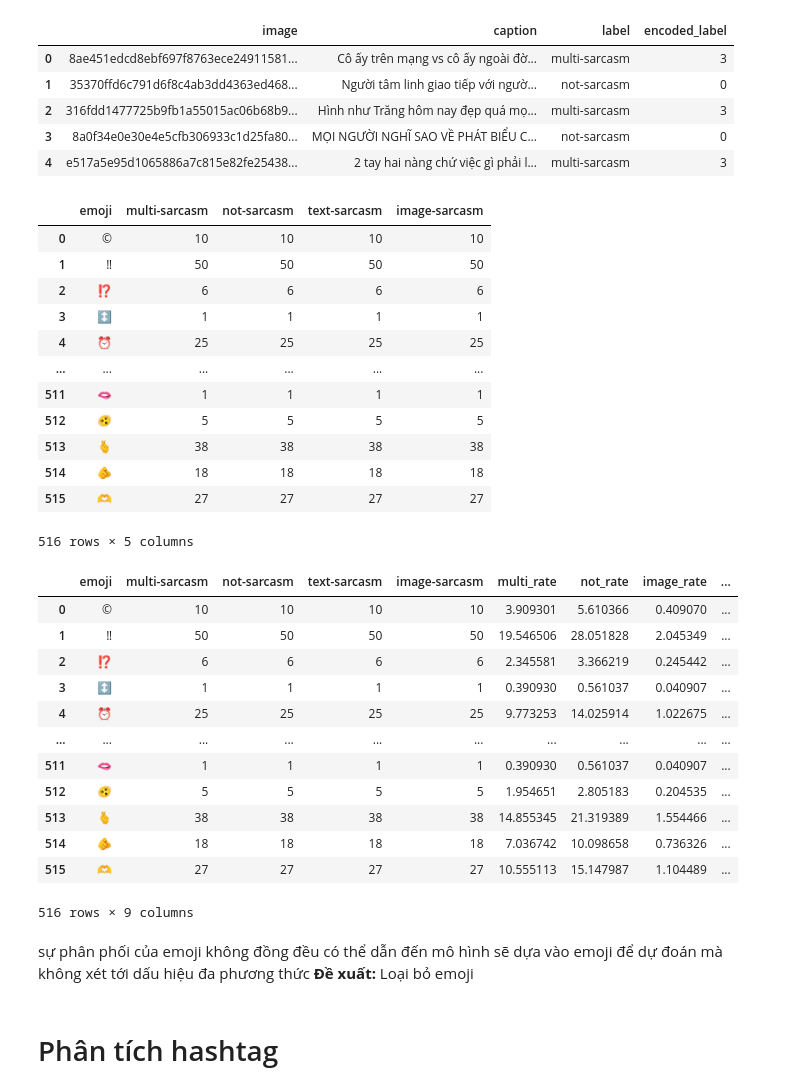
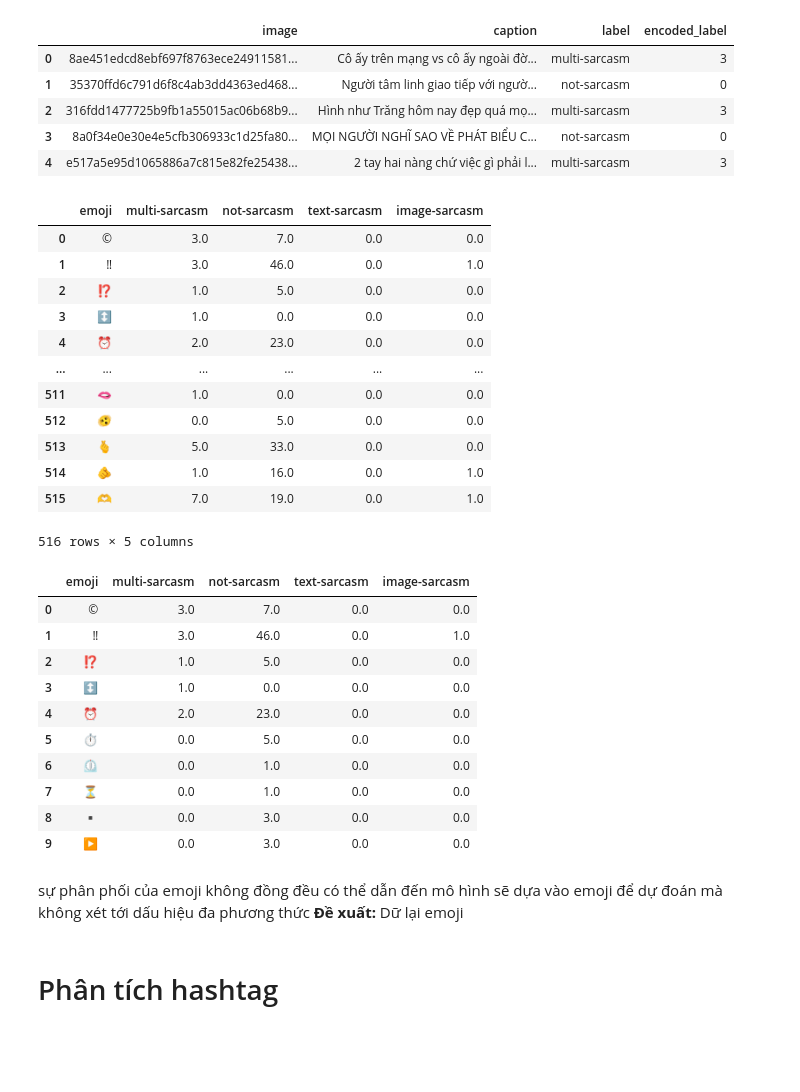
Before and after one commit to tamchamchi/data-science-competition, a Jupyter notebook: notebooks/eda.ipynb, the cells around one changed output. Cells and saved outputs as stored; diff of their text form; code cells hidden in the pictures; blank space fills up the shorter version.

```diff
--- a/notebooks/eda.ipynb
+++ b/notebooks/eda.ipynb
@@ -116,10 +148,10 @@ labels = ['multi-sarcasm', 'not-sarcasm', 'text-sarcasm', 'image-sarcasm']
 # Đếm số lần xuất hiện của mỗi emoji trong từng lớp
 for label in labels:
     # Lọc DataFrame theo label
-    # filtered_df = df[df['label'] == label]
+    filtered_df = df[df['label'] == label]
 
     # Tìm tất cả các emoji trong cột và tách ra thành từng hàng
-    all_emojis = df['caption'].apply(extract_emojis).explode()
+    all_emojis = filtered_df['caption'].apply(extract_emojis).explode()
 
     # Đếm số lần xuất hiện của từng emoji
     emoji_counts = all_emojis.value_counts().reset_index()
@@ -131,17 +163,17 @@ df_emoji = df_emoji.fillna(0)
 df_emoji
 # %% [output]
 |  | emoji | multi-sarcasm | not-sarcasm | text-sarcasm | image-sarcasm |
-| 0 | © | 10 | 10 | 10 | 10 |
-| 1 | ‼ | 50 | 50 | 50 | 50 |
-| 2 | ⁉ | 6 | 6 | 6 | 6 |
-| 3 | ↕ | 1 | 1 | 1 | 1 |
-| 4 | ⏰ | 25 | 25 | 25 | 25 |
+| 0 | © | 3.0 | 7.0 | 0.0 | 0.0 |
+| 1 | ‼ | 3.0 | 46.0 | 0.0 | 1.0 |
+| 2 | ⁉ | 1.0 | 5.0 | 0.0 | 0.0 |
+| 3 | ↕ | 1.0 | 0.0 | 0.0 | 0.0 |
+| 4 | ⏰ | 2.0 | 23.0 | 0.0 | 0.0 |
 | ... | ... | ... | ... | ... | ... |
-| 511 | 🫦 | 1 | 1 | 1 | 1 |
-| 512 | 🫨 | 5 | 5 | 5 | 5 |
-| 513 | 🫰 | 38 | 38 | 38 | 38 |
-| 514 | 🫵 | 18 | 18 | 18 | 18 |
-| 515 | 🫶 | 27 | 27 | 27 | 27 |
+| 511 | 🫦 | 1.0 | 0.0 | 0.0 | 0.0 |
+| 512 | 🫨 | 0.0 | 5.0 | 0.0 | 0.0 |
+| 513 | 🫰 | 5.0 | 33.0 | 0.0 | 0.0 |
+| 514 | 🫵 | 1.0 | 16.0 | 0.0 | 1.0 |
+| 515 | 🫶 | 7.0 | 19.0 | 0.0 | 1.0 |
 516 rows × 5 columns
 # %%
 df_emoji['multi_rate'] = df_emoji['multi-sarcasm'].apply(lambda x : x * 4224/10805)
@@ -149,24 +181,22 @@ df_emoji['not_rate'] = df_emoji['not-sarcasm'].apply(lambda x : x * 6062/10805)
 df_emoji['image_rate'] = df_emoji['image-sarcasm'].apply(lambda x : x * 442/10805)
 df_emoji['text_rate'] = df_emoji['text-sarcasm'].apply(lambda x : x * 77/10805)
 # %%
-df_emoji
+df_emoji.head(10)
 # %% [output]
-|  | emoji | multi-sarcasm | not-sarcasm | text-sarcasm | image-sarcasm | multi_rate | not_rate | image_rate | ... |
-| 0 | © | 10 | 10 | 10 | 10 | 3.909301 | 5.610366 | 0.409070 | ... |
-| 1 | ‼ | 50 | 50 | 50 | 50 | 19.546506 | 28.051828 | 2.045349 | ... |
-| 2 | ⁉ | 6 | 6 | 6 | 6 | 2.345581 | 3.366219 | 0.245442 | ... |
-| 3 | ↕ | 1 | 1 | 1 | 1 | 0.390930 | 0.561037 | 0.040907 | ... |
-| 4 | ⏰ | 25 | 25 | 25 | 25 | 9.773253 | 14.025914 | 1.022675 | ... |
-| ... | ... | ... | ... | ... | ... | ... | ... | ... | ... |
-| 511 | 🫦 | 1 | 1 | 1 | 1 | 0.390930 | 0.561037 | 0.040907 | ... |
-| 512 | 🫨 | 5 | 5 | 5 | 5 | 1.954651 | 2.805183 | 0.204535 | ... |
-| 513 | 🫰 | 38 | 38 | 38 | 38 | 14.855345 | 21.319389 | 1.554466 | ... |
-| 514 | 🫵 | 18 | 18 | 18 | 18 | 7.036742 | 10.098658 | 0.736326 | ... |
-| 515 | 🫶 | 27 | 27 | 27 | 27 | 10.555113 | 15.147987 | 1.104489 | ... |
+|  | emoji | multi-sarcasm | not-sarcasm | text-sarcasm | image-sarcasm |
+| 0 | © | 3.0 | 7.0 | 0.0 | 0.0 |
+| 1 | ‼ | 3.0 | 46.0 | 0.0 | 1.0 |
+| 2 | ⁉ | 1.0 | 5.0 | 0.0 | 0.0 |
+| 3 | ↕ | 1.0 | 0.0 | 0.0 | 0.0 |
+| 4 | ⏰ | 2.0 | 23.0 | 0.0 | 0.0 |
+| 5 | ⏱ | 0.0 | 5.0 | 0.0 | 0.0 |
+| 6 | ⏲ | 0.0 | 1.0 | 0.0 | 0.0 |
+| 7 | ⏳ | 0.0 | 1.0 | 0.0 | 0.0 |
+| 8 | ▪ | 0.0 | 3.0 | 0.0 | 0.0 |
+| 9 | ▶ | 0.0 | 3.0 | 0.0 | 0.0 |
-516 rows × 9 columns
 # %% [markdown]
 sự phân phối của emoji không đồng đều có thể dẫn đến mô hình sẽ dựa vào emoji để dự đoán mà không xét tới dấu hiệu đa phương thức </br>
-**Đề xuất:** Loại bỏ emoji
+**Đề xuất:** Dữ lại emoji
 # %% [markdown]
 # Phân tích hashtag
 # %%
```
Also changed, not shown: parts of 4 cells of this notebook, 1 other file.
